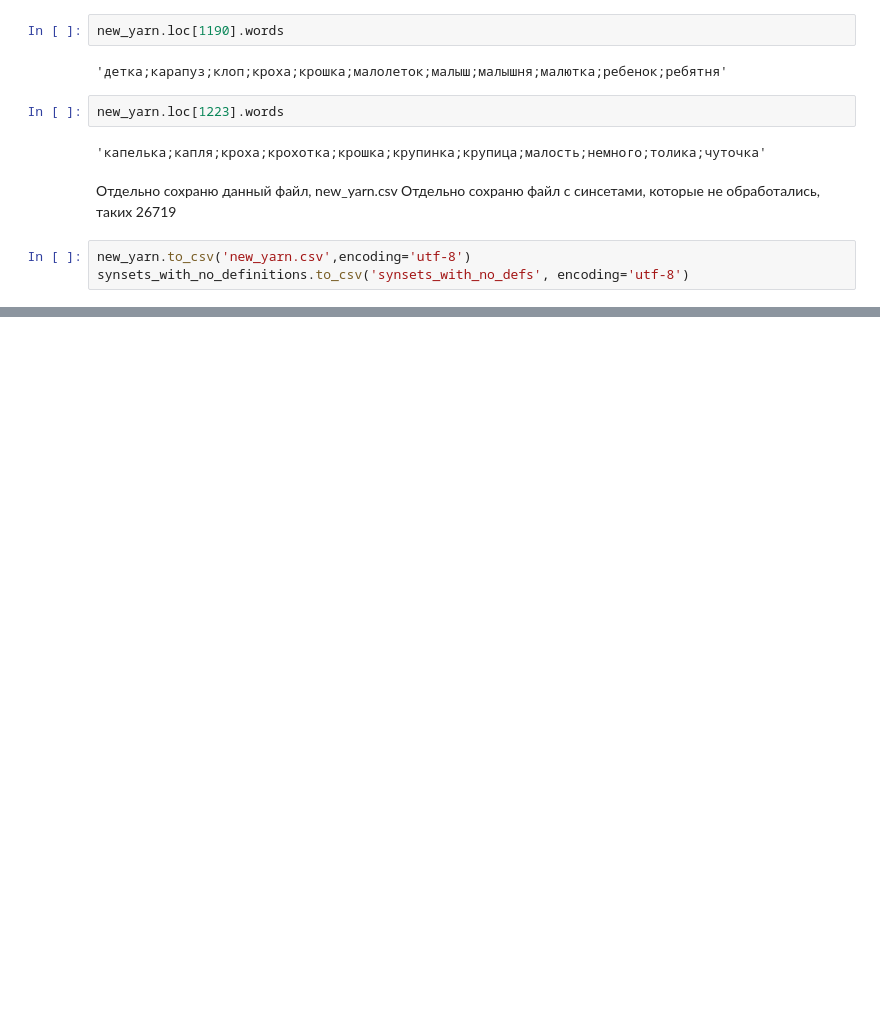
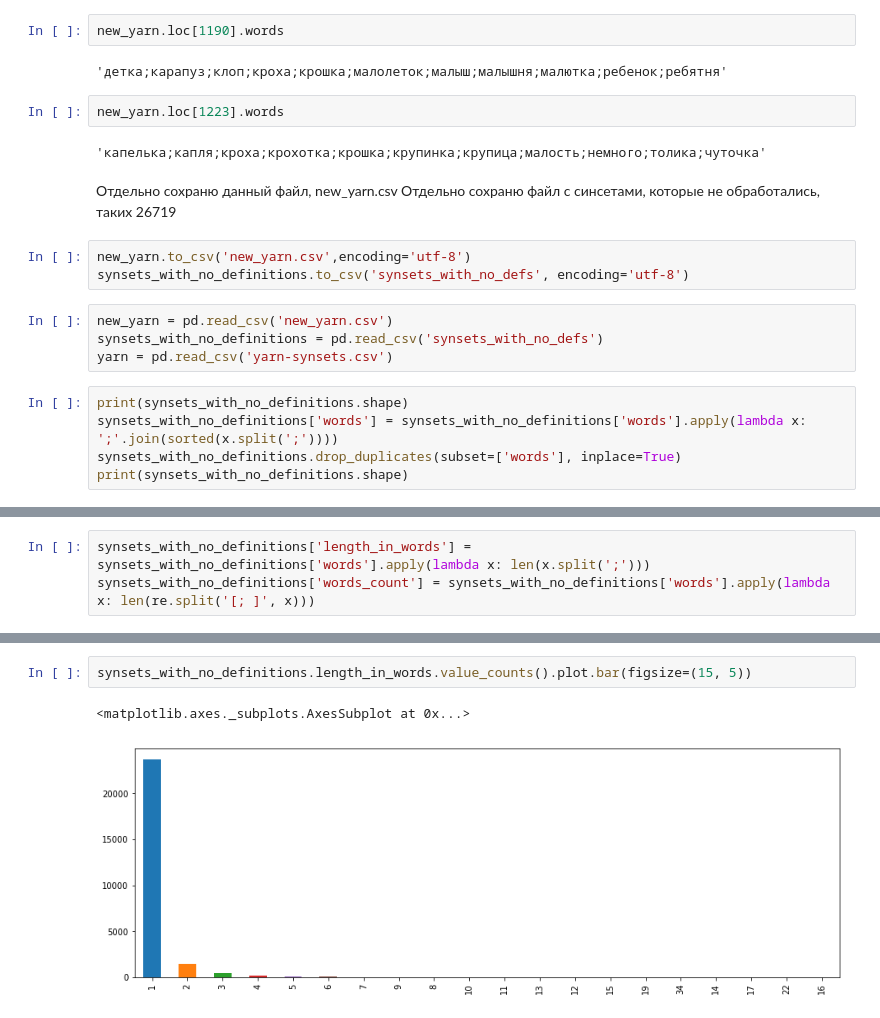
Before and after one commit to ElenaArslanova/yarn-web, a Jupyter notebook: apply/merge-by-ids.ipynb, the cells around one changed output, grey strips where cells are left out. Saved outputs shown, nothing was run; the diff lists cells and outputs as text; blank space fills up the shorter version.

```diff
--- a/apply/merge-by-ids.ipynb
+++ b/apply/merge-by-ids.ipynb
@@ -304,3 +306,12 @@ new_yarn.loc[1223].words
 # %%
 new_yarn.to_csv('new_yarn.csv',encoding='utf-8')
 synsets_with_no_definitions.to_csv('synsets_with_no_defs', encoding='utf-8')
+# %%
+new_yarn = pd.read_csv('new_yarn.csv')
+synsets_with_no_definitions = pd.read_csv('synsets_with_no_defs')
+yarn = pd.read_csv('yarn-synsets.csv')
+# %%
+print(synsets_with_no_definitions.shape)
+synsets_with_no_definitions['words'] = synsets_with_no_definitions['words'].apply(lambda x: ';'.join(sorted(x.split(';'))))
+synsets_with_no_definitions.drop_duplicates(subset=['words'], inplace=True)
+print(synsets_with_no_definitions.shape)
@@ -306,0 +321,3 @@ synsets_with_no_definitions.to_csv('synsets_with_no_defs', encoding='utf-8')
+# %%
+synsets_with_no_definitions['length_in_words'] = synsets_with_no_definitions['words'].apply(lambda x: len(x.split(';')))
+synsets_with_no_definitions['words_count'] = synsets_with_no_definitions['words'].apply(lambda x: len(re.split('[; ]', x)))
@@ -306,0 +336,5 @@ synsets_with_no_definitions.to_csv('synsets_with_no_defs', encoding='utf-8')
+# %%
+synsets_with_no_definitions.length_in_words.value_counts().plot.bar(figsize=(15, 5))
+# %% [output]
+<matplotlib.axes._subplots.AxesSubplot at 0x...>
+[figure, added]
```
Also changed, not shown: parts of 13 cells of this notebook.
